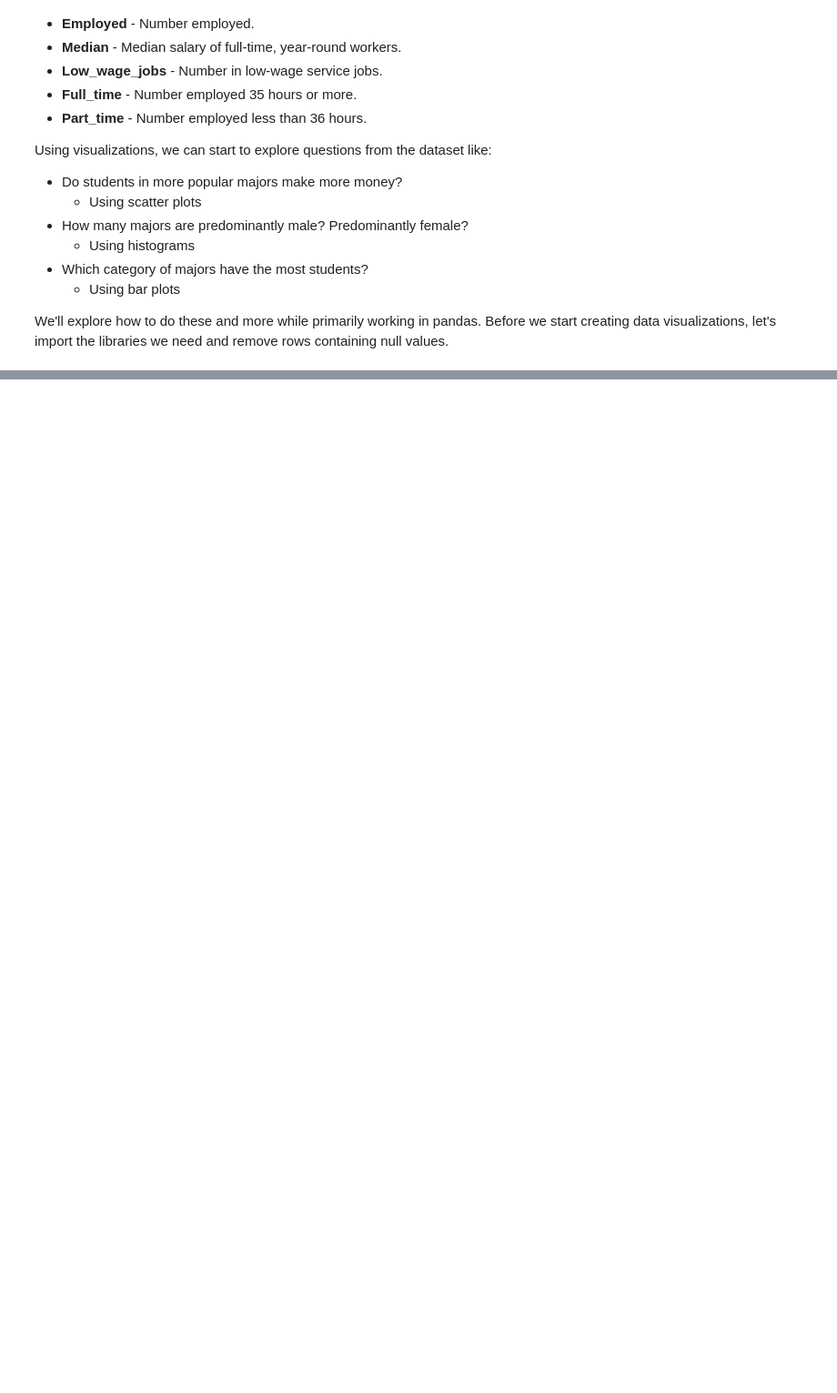
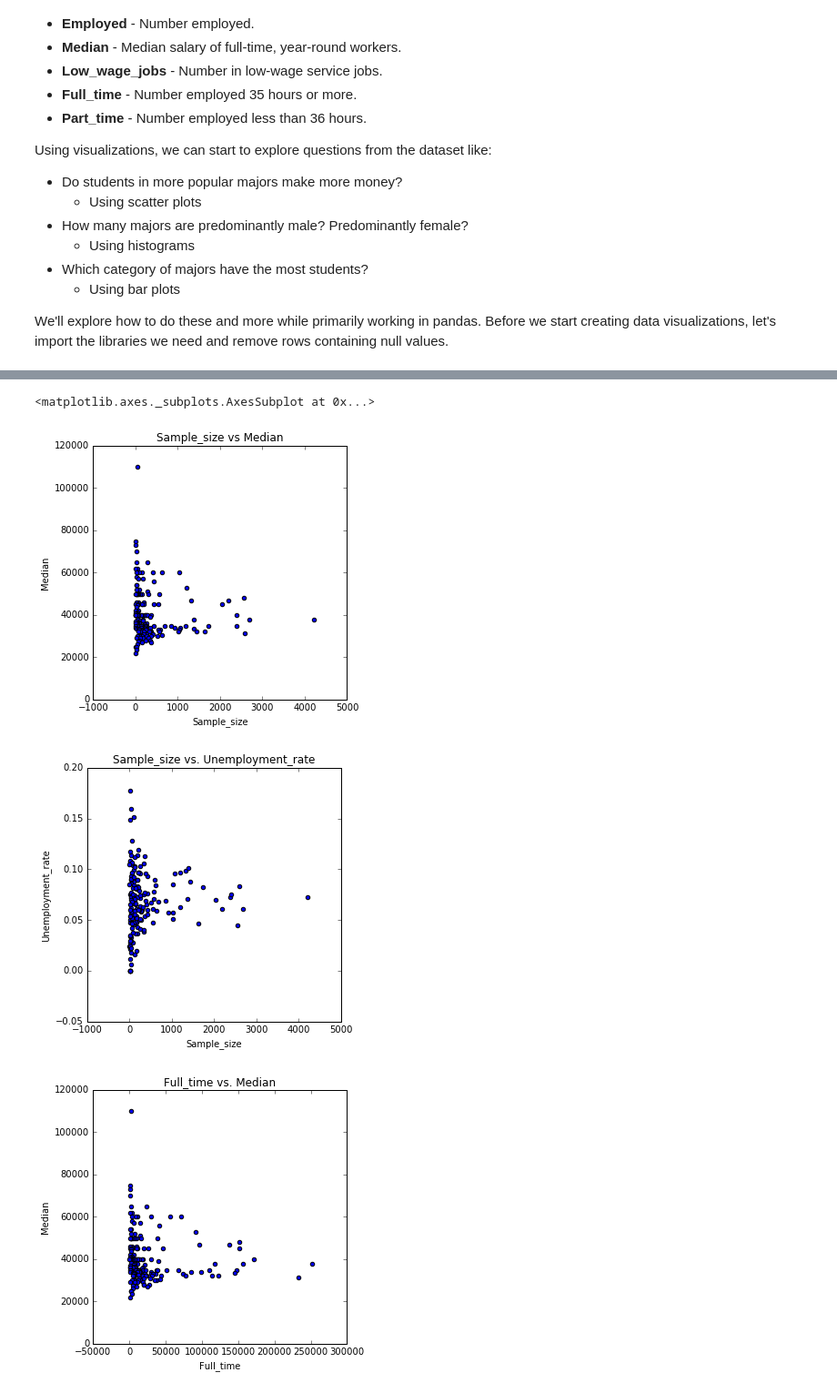
Before and after one commit to denrasulev/dataquest, a Jupyter notebook: EarningsVis.ipynb, the cells around one changed output, grey strips where cells are left out. Shown at 91% size. Cells and saved outputs as stored; diff of their text form; code cells hidden in the pictures; blank space fills up the shorter version.

```diff
--- a/EarningsVis.ipynb
+++ b/EarningsVis.ipynb
@@ -34,0 +105,13 @@ We'll explore how to do these and more while primarily working in pandas. Before
+# %%
+# another way to build the same scatter plots
+recent_grads.plot(x='Sample_size', y='Median', kind='scatter', title='Sample_size vs Median', figsize=(5,5))
+recent_grads.plot(x='Sample_size', y='Unemployment_rate', kind='scatter', title='Sample_size vs. Unemployment_rate', figsize=(5,5))
+recent_grads.plot(x='Full_time', y='Median', kind='scatter', title='Full_time vs. Median', figsize=(5,5))
+recent_grads.plot(x='ShareWomen', y='Unemployment_rate', kind='scatter', title='ShareWomen vs. Unemployment_rate', figsize=(5,5))
+recent_grads.plot(x='Men', y='Median', kind='scatter', title='Men vs. Median', figsize=(5,5))
+recent_grads.plot(x='Women', y='Median', kind='scatter', title='Women vs. Median', figsize=(5,5))
+# %% [output]
+<matplotlib.axes._subplots.AxesSubplot at 0x...>
+[figure, added]
+[figure, added]
+[figure, added]
```
Also changed, not shown: parts of 18 cells of this notebook.
